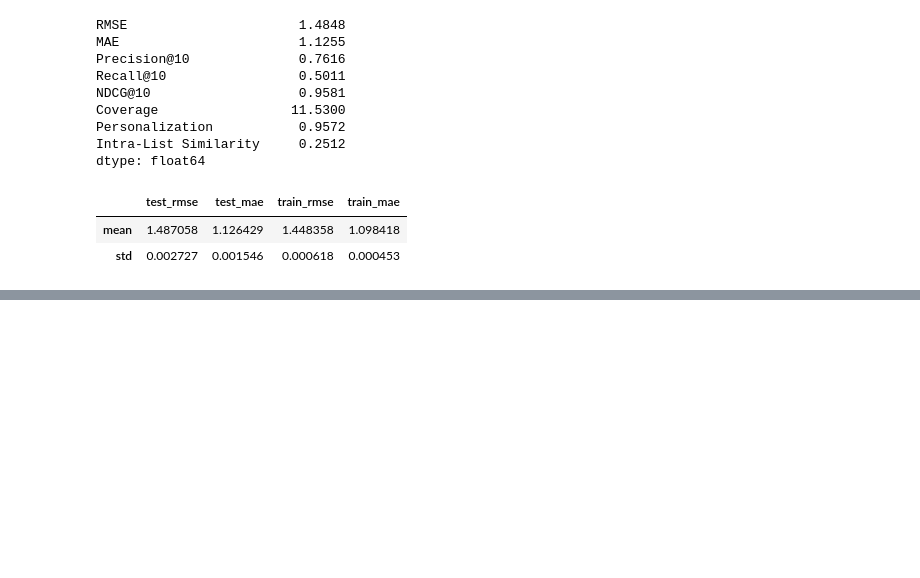
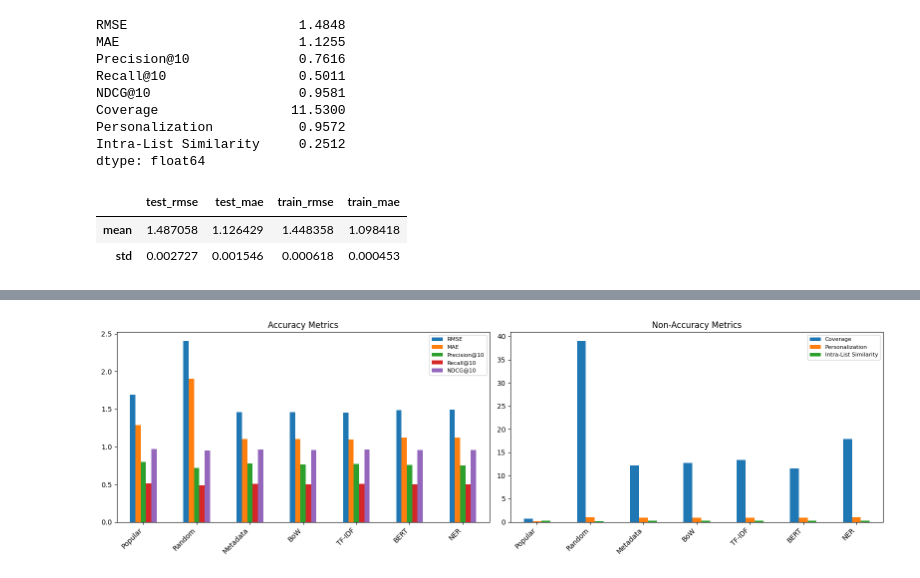
Before and after one commit to rubendjg/Anime-Recommendation-System, a Jupyter notebook: modeling/modeling.ipynb, the cells around one changed output, grey strips where cells are left out. Drawn from its saved outputs; the diff is of its cells as text; code cells hidden in the pictures; blank space fills up the shorter version.

```diff
--- a/modeling/modeling.ipynb
+++ b/modeling/modeling.ipynb
@@ -839,0 +991,13 @@ pd.DataFrame(cv_results)[["test_rmse", "test_mae", "train_rmse", "train_mae"]].a
+# %%
+ner = NERRecommender()
+
+ner.fit(trainset)
+acc = eval_accuracy(ner.test(testset))
+
+ner.fit(trainset_cov)
+cov_preds = ner.test(antitestset_cov)
+cov = eval_coverage(cov_preds, catalog, anime_meta)
+del cov_preds; gc.collect()
+
+results["NER"] = {**acc, **cov}
+pd.Series(results["NER"])
@@ -839,0 +1030,3 @@ pd.DataFrame(cv_results)[["test_rmse", "test_mae", "train_rmse", "train_mae"]].a
+# %%
+results_df = pd.DataFrame(results).T
+results_df
@@ -839,0 +1042,22 @@ pd.DataFrame(cv_results)[["test_rmse", "test_mae", "train_rmse", "train_mae"]].a
+# %%
+import matplotlib.pyplot as plt
+
+accuracy_metrics  = ["RMSE", "MAE", "Precision@10", "Recall@10", "NDCG@10"]
+coverage_metrics  = ["Coverage", "Personalization", "Intra-List Similarity"]
+
+fig, axes = plt.subplots(1, 2, figsize=(16, 5))
+
+results_df[accuracy_metrics].plot(kind="bar", ax=axes[0])
+axes[0].set_title("Accuracy Metrics")
+axes[0].set_xticklabels(results_df.index, rotation=45, ha="right")
+axes[0].legend(loc="upper right", fontsize=8)
+
+results_df[coverage_metrics].plot(kind="bar", ax=axes[1])
+axes[1].set_title("Non-Accuracy Metrics")
+axes[1].set_xticklabels(results_df.index, rotation=45, ha="right")
+axes[1].legend(loc="upper right", fontsize=8)
+
+plt.tight_layout()
+plt.show()
+# %% [output]
+[figure, added]
```
Also changed, not shown: parts of 13 cells of this notebook.
